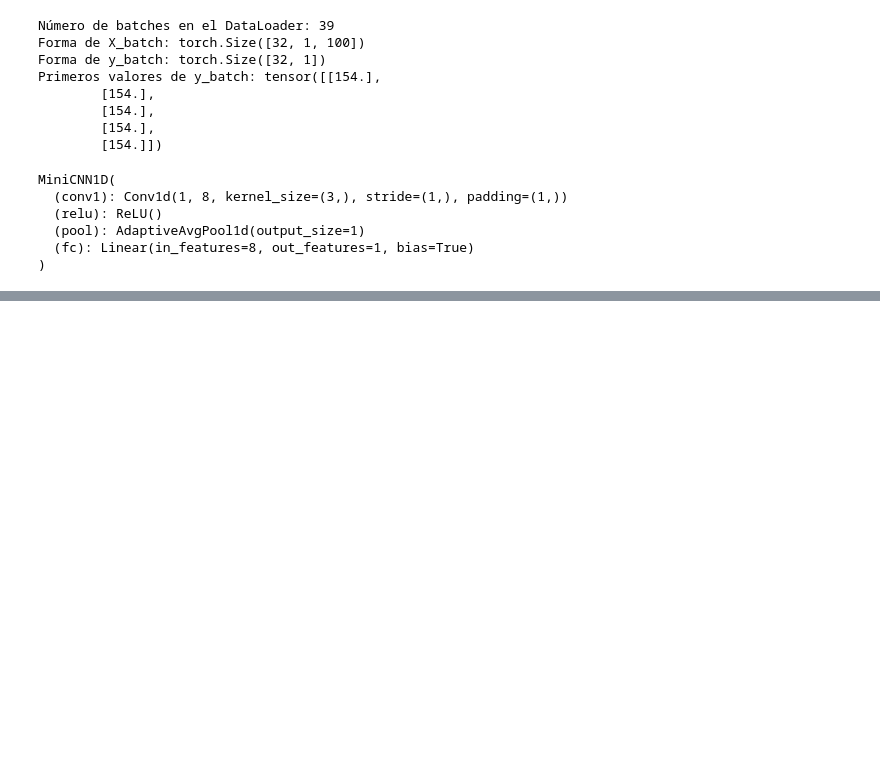
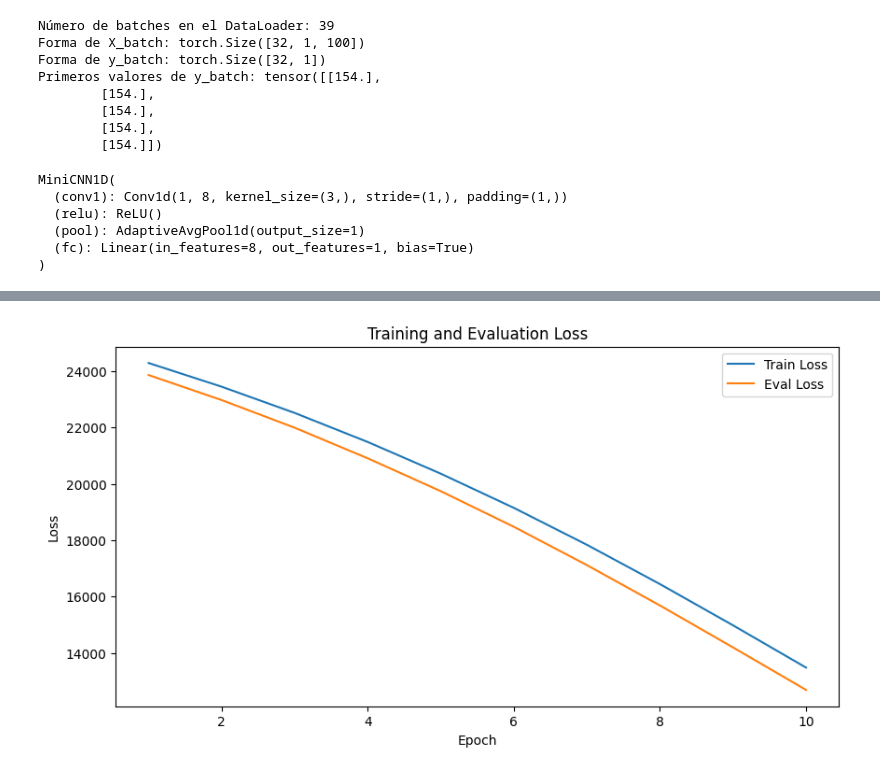
Before and after one commit to Axxel135/predict_bgl, a Jupyter notebook: notebooks/01_exploracion.ipynb, the cells around one changed output, grey strips where cells are left out. Drawn from its saved outputs; the diff is of its cells as text; code cells hidden in the pictures; blank space fills up the shorter version.

Commit message:
Gráfica loss_train piloto

```diff
--- a/notebooks/01_exploracion.ipynb
+++ b/notebooks/01_exploracion.ipynb
@@ -846,0 +847,3 @@ for epoch in range(num_epochs):
+# %%
+history_df = pd.DataFrame(history) #convertimos la lista de diccionarios con el historial de entrenamiento a un DataFrame de pandas para facilitar su análisis y visualización
+history_df.head()
@@ -846,0 +857,12 @@ for epoch in range(num_epochs):
+# %%
+#grafica de la evolución de la pérdida de entrenamiento y evaluación a lo largo de las épocas
+plt.figure(figsize=(10, 5))
+plt.plot(history_df['epoch'], history_df['train_loss'], label='Train Loss')
+plt.plot(history_df['epoch'], history_df['eval_loss'], label='Eval Loss')
+plt.xlabel('Epoch')
+plt.ylabel('Loss')
+plt.title('Training and Evaluation Loss')
+plt.legend()
+plt.show()
+# %% [output]
+[figure, added]
```
Also changed, not shown: parts of 8 cells of this notebook.
